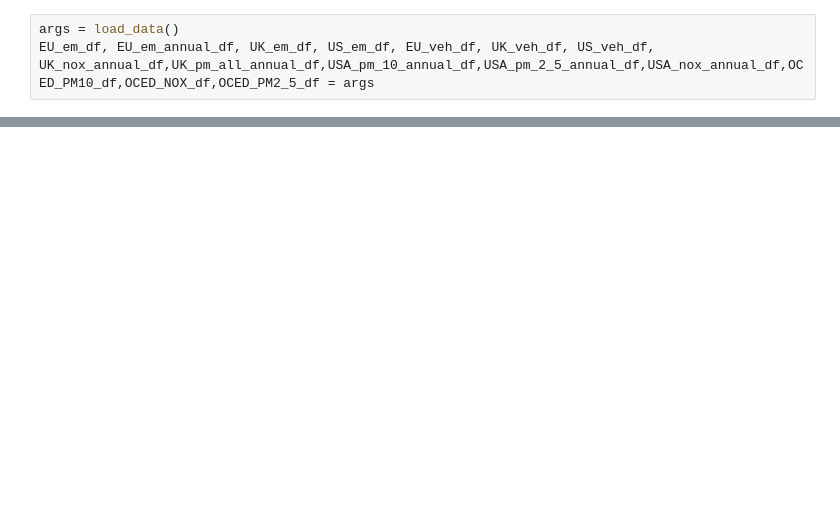
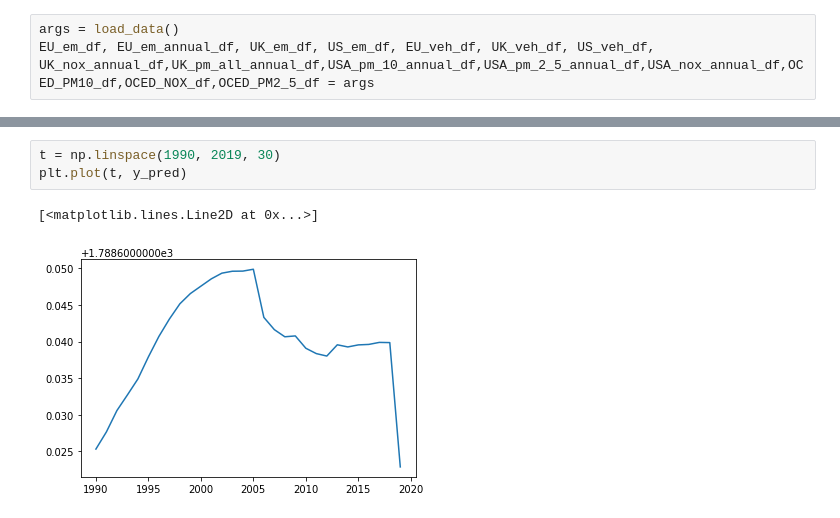
Before and after one commit to IsaacJohnEvans/EV_affect_on_emissions, a Jupyter notebook: pred.ipynb, the cells around one changed output, grey strips where cells are left out. Saved outputs shown, nothing was run; the diff lists cells and outputs as text; blank space fills up the shorter version.

```diff
--- a/pred.ipynb
+++ b/pred.ipynb
@@ -185,0 +172,6 @@ Epoch 10/10
+# %%
+t = np.linspace(1990, 2019, 30)
+plt.plot(t, y_pred)
+# %% [output]
+[<matplotlib.lines.Line2D at 0x...>]
+[figure, added]
```
Also changed, not shown: parts of 8 cells of this notebook, 25 other files.
